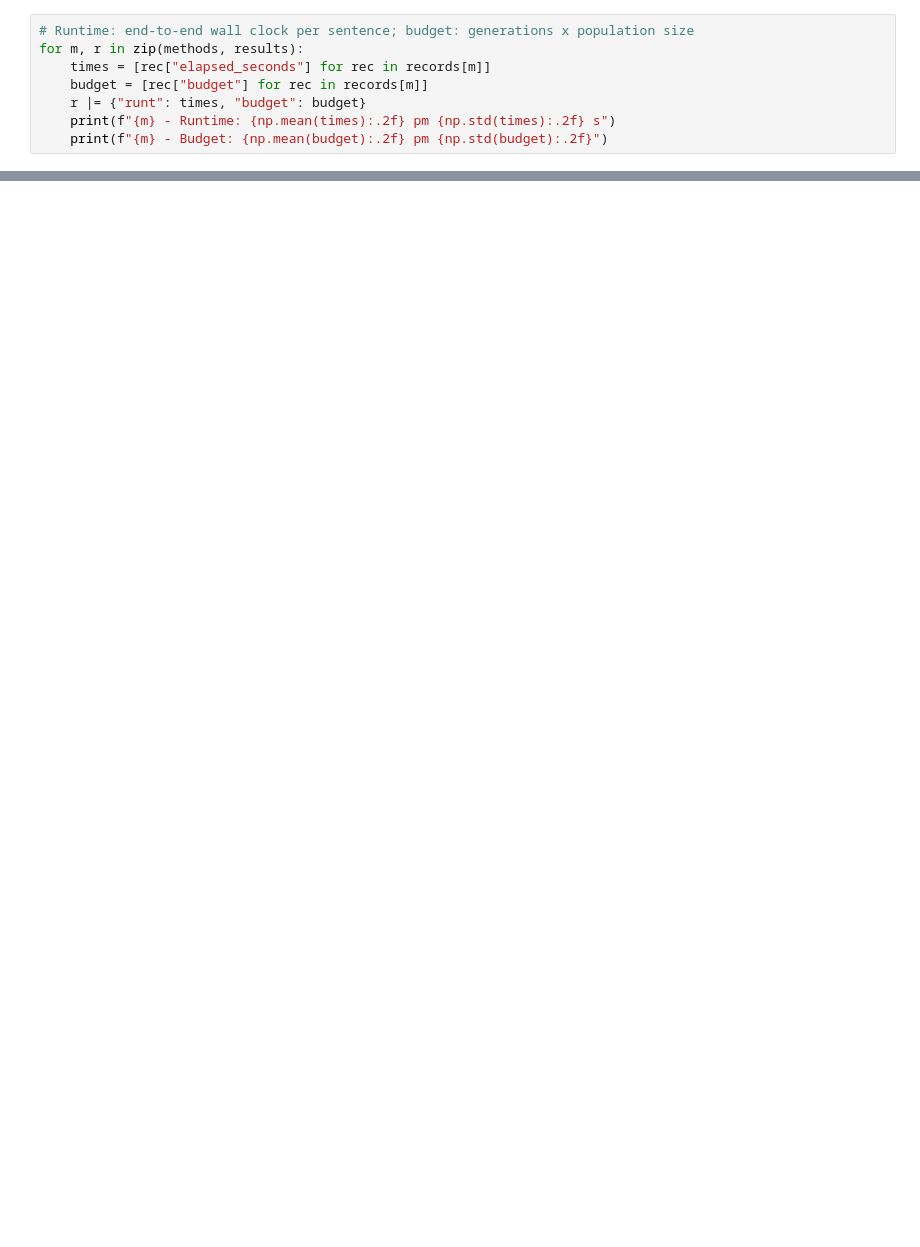
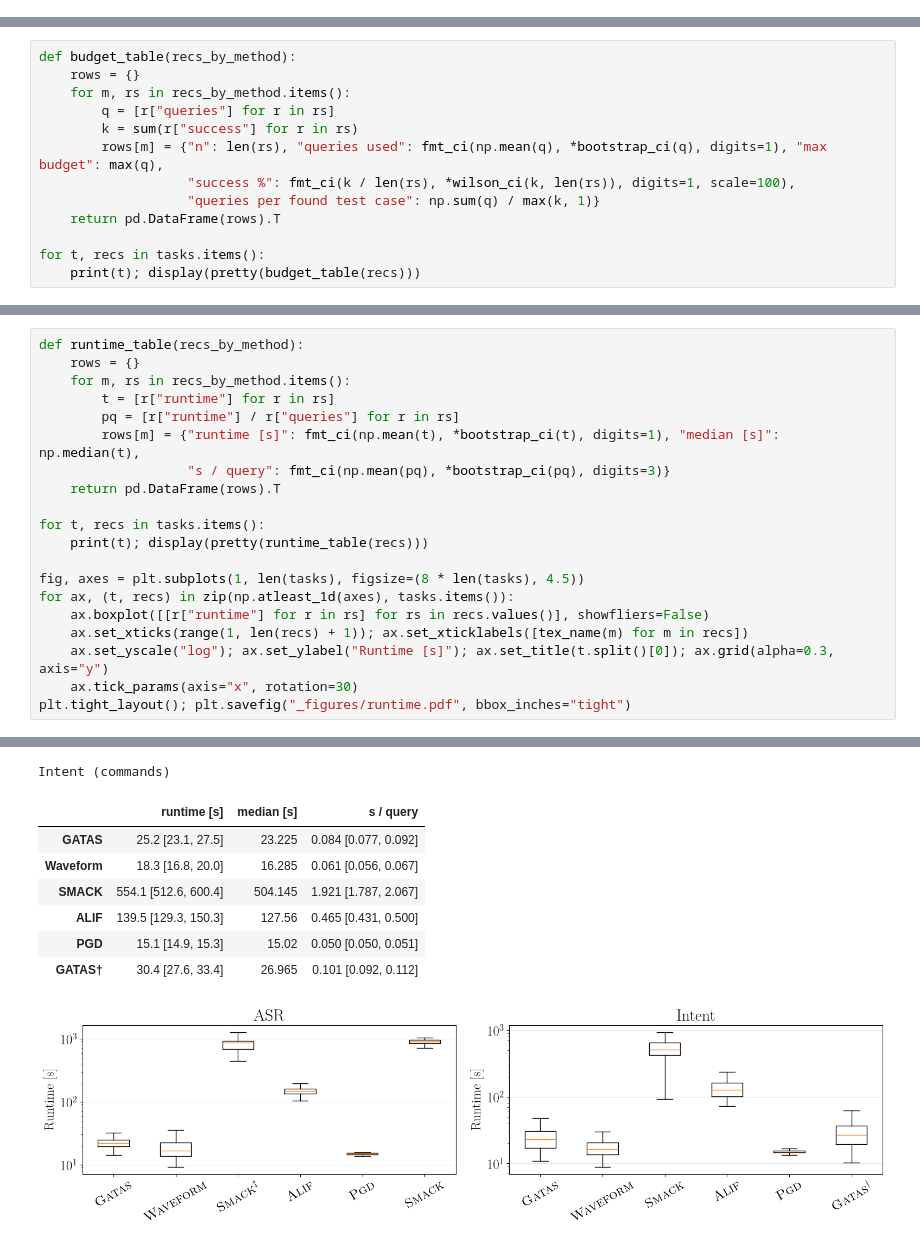
Before and after one commit to oliverweissl/GATAS, a Jupyter notebook: analysis/RQ3_Efficiency.ipynb, the cells around one changed output, grey strips where cells are left out. Cells and saved outputs as stored; diff of their text form; blank space fills up the shorter version.

```diff
--- a/analysis/RQ3_Efficiency.ipynb
+++ b/analysis/RQ3_Efficiency.ipynb
@@ -25,8 +0,0 @@ jsons = [[r["summary_path"] for r in records[m]] for m in methods]
-# %%
-# Runtime: end-to-end wall clock per sentence; budget: generations x population size
-for m, r in zip(methods, results):
-    times = [rec["elapsed_seconds"] for rec in records[m]]
-    budget = [rec["budget"] for rec in records[m]]
-    r |= {"runt": times, "budget": budget}
-    print(f"{m} - Runtime: {np.mean(times):.2f} pm {np.std(times):.2f} s")
-    print(f"{m} - Budget: {np.mean(budget):.2f} pm {np.std(budget):.2f}")
@@ -127,0 +39,13 @@ plt.savefig("_figures/success_vs_budget.pdf", bbox_inches="tight")
+# %%
+def budget_table(recs_by_method):
+    rows = {}
+    for m, rs in recs_by_method.items():
+        q = [r["queries"] for r in rs]
+        k = sum(r["success"] for r in rs)
+        rows[m] = {"n": len(rs), "queries used": fmt_ci(np.mean(q), *bootstrap_ci(q), digits=1), "max budget": max(q),
+                   "success %": fmt_ci(k / len(rs), *wilson_ci(k, len(rs)), digits=1, scale=100),
+                   "queries per found test case": np.sum(q) / max(k, 1)}
+    return pd.DataFrame(rows).T
+
+for t, recs in tasks.items():
+    print(t); display(pretty(budget_table(recs)))
@@ -127,0 +72,21 @@ plt.savefig("_figures/success_vs_budget.pdf", bbox_inches="tight")
+# %%
+def runtime_table(recs_by_method):
+    rows = {}
+    for m, rs in recs_by_method.items():
+        t = [r["runtime"] for r in rs]
+        pq = [r["runtime"] / r["queries"] for r in rs]
+        rows[m] = {"runtime [s]": fmt_ci(np.mean(t), *bootstrap_ci(t), digits=1), "median [s]": np.median(t),
+                   "s / query": fmt_ci(np.mean(pq), *bootstrap_ci(pq), digits=3)}
+    return pd.DataFrame(rows).T
+
+for t, recs in tasks.items():
+    print(t); display(pretty(runtime_table(recs)))
+
+fig, axes = plt.subplots(1, len(tasks), figsize=(8 * len(tasks), 4.5))
+for ax, (t, recs) in zip(np.atleast_1d(axes), tasks.items()):
+    ax.boxplot([[r["runtime"] for r in rs] for rs in recs.values()], showfliers=False)
+    ax.set_xticks(range(1, len(recs) + 1)); ax.set_xticklabels([tex_name(m) for m in recs])
+    ax.set_yscale("log"); ax.set_ylabel("Runtime [s]"); ax.set_title(t.split()[0]); ax.grid(alpha=0.3, axis="y")
+    ax.tick_params(axis="x", rotation=30)
+plt.tight_layout(); plt.savefig("_figures/runtime.pdf", bbox_inches="tight")
+# %% [output]
@@ -127,0 +101,9 @@ plt.savefig("_figures/success_vs_budget.pdf", bbox_inches="tight")
+Intent (commands)
+|  | runtime [s] | median [s] | s / query |
+| GATAS | 25.2 [23.1, 27.5] | 23.225 | 0.084 [0.077, 0.092] |
+| Waveform | 18.3 [16.8, 20.0] | 16.285 | 0.061 [0.056, 0.067] |
+| SMACK | 554.1 [512.6, 600.4] | 504.145 | 1.921 [1.787, 2.067] |
+| ALIF | 139.5 [129.3, 150.3] | 127.56 | 0.465 [0.431, 0.500] |
+| PGD | 15.1 [14.9, 15.3] | 15.02 | 0.050 [0.050, 0.051] |
+| GATAS† | 30.4 [27.6, 33.4] | 26.965 | 0.101 [0.092, 0.112] |
+[figure, added]
```
Also changed, not shown: parts of 20 cells of this notebook, 32 other files.
